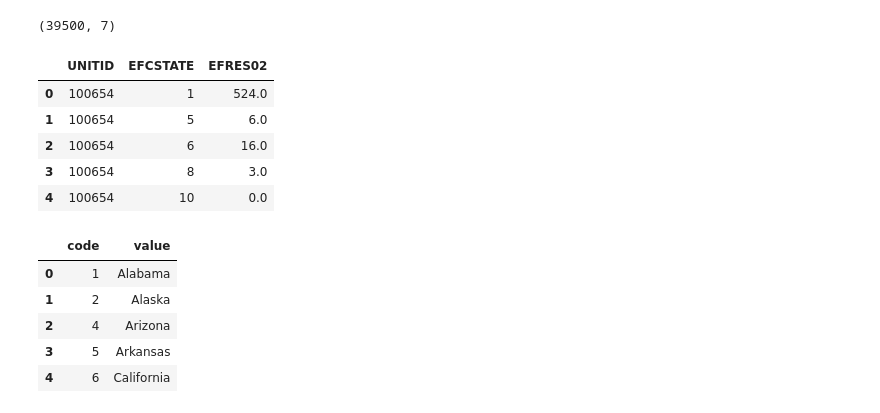
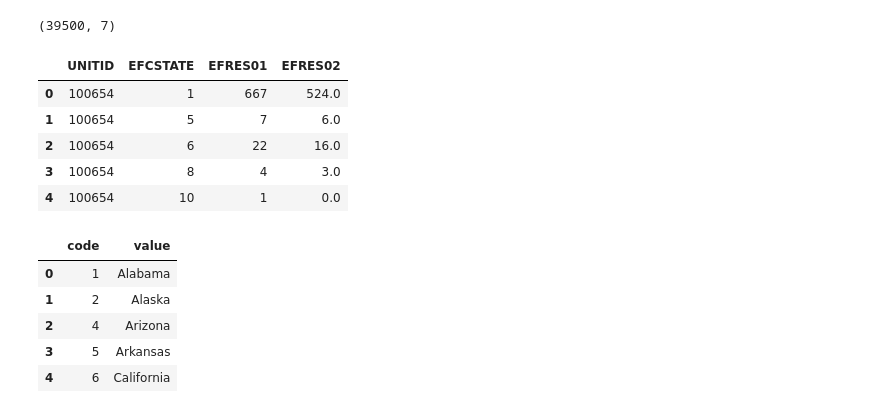
Before and after one commit to carlos-datascientist/education, a Jupyter notebook: education_EDA.ipynb, the cells around one changed output. Saved outputs shown, nothing was run; the diff lists cells and outputs as text; code cells hidden in the pictures.

```diff
--- a/education_EDA.ipynb
+++ b/education_EDA.ipynb
@@ -38,12 +83,13 @@ df1.shape
 # %% [output]
 (39500, 7)
 # %%
-df1 = df1.drop(['LINE', 'XEFRES01', 'EFRES01', 'XEFRES02'], axis=1)
+df1 = df1.drop(['LINE', 'XEFRES01', 'XEFRES02'], axis=1)
+df1.rename(columns={'UNITID':'ID'})
 df1.head()
 # %% [output]
-|  | UNITID | EFCSTATE | EFRES02 |
-| 0 | 100654 | 1 | 524.0 |
-| 1 | 100654 | 5 | 6.0 |
-| 2 | 100654 | 6 | 16.0 |
-| 3 | 100654 | 8 | 3.0 |
-| 4 | 100654 | 10 | 0.0 |
+|  | UNITID | EFCSTATE | EFRES01 | EFRES02 |
+| 0 | 100654 | 1 | 667 | 524.0 |
+| 1 | 100654 | 5 | 7 | 6.0 |
+| 2 | 100654 | 6 | 22 | 16.0 |
+| 3 | 100654 | 8 | 4 | 3.0 |
+| 4 | 100654 | 10 | 1 | 0.0 |
```
Also changed, not shown: parts of 15 cells of this notebook.
